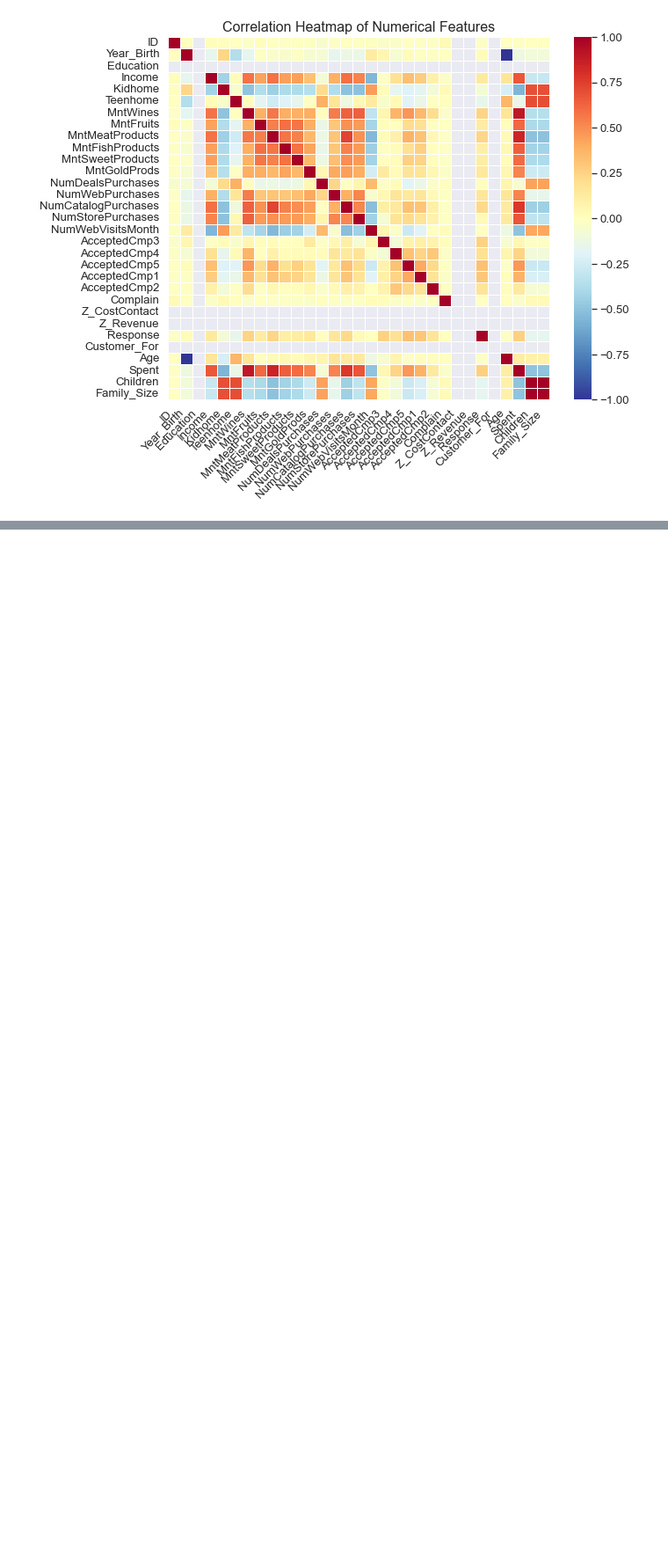
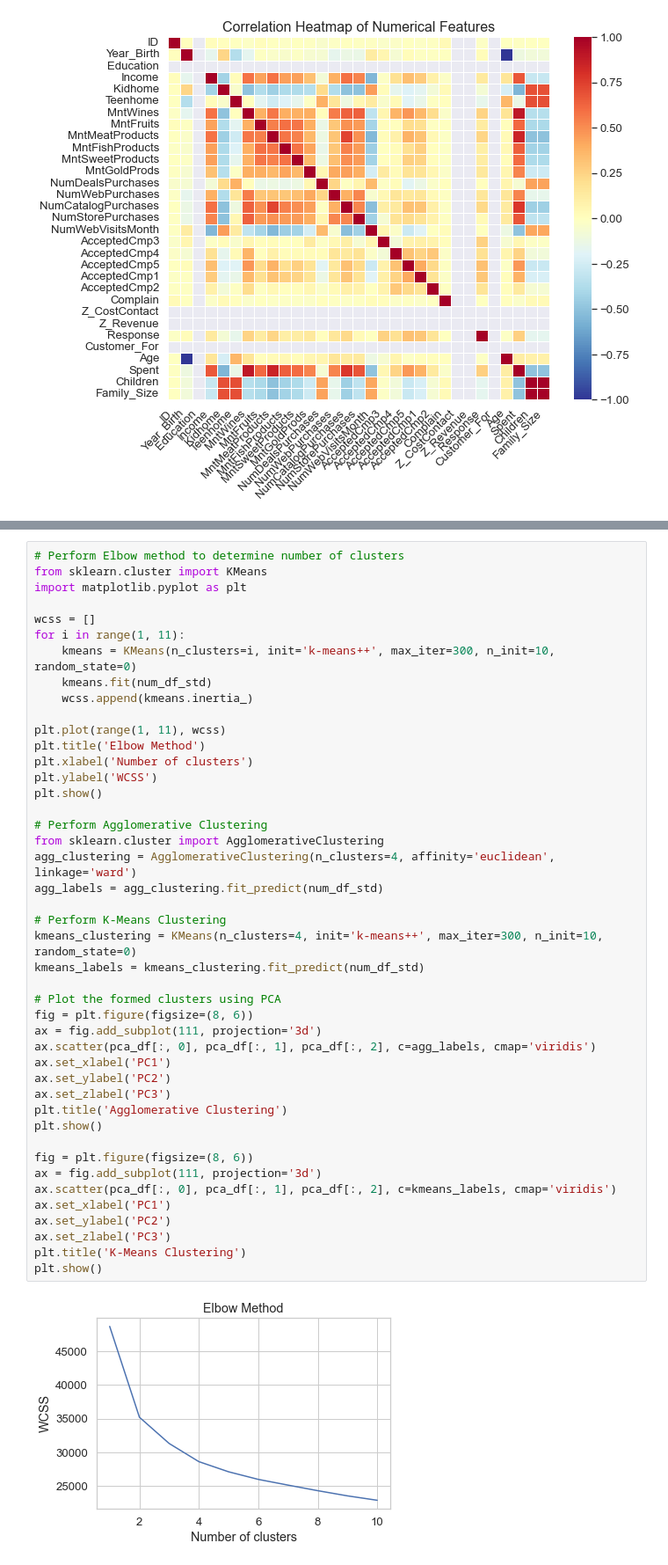
Before and after one commit to rodanthi-alexiou/TEDE, a Jupyter notebook: Project1.ipynb, the cells around one changed output, grey strips where cells are left out. Shown at 88% size. Saved outputs shown, nothing was run; the diff lists cells and outputs as text; blank space fills up the shorter version.

```diff
--- a/Project1.ipynb
+++ b/Project1.ipynb
@@ -281,0 +268,46 @@ plt.show()
+# %%
+# Perform Elbow method to determine number of clusters
+from sklearn.cluster import KMeans
+import matplotlib.pyplot as plt
+
+wcss = []
+for i in range(1, 11):
+    kmeans = KMeans(n_clusters=i, init='k-means++', max_iter=300, n_init=10, random_state=0)
+    kmeans.fit(num_df_std)
+    wcss.append(kmeans.inertia_)
+
+plt.plot(range(1, 11), wcss)
+plt.title('Elbow Method')
+plt.xlabel('Number of clusters')
+plt.ylabel('WCSS')
+plt.show()
+
+# Perform Agglomerative Clustering
+from sklearn.cluster import AgglomerativeClustering
+agg_clustering = AgglomerativeClustering(n_clusters=4, affinity='euclidean', linkage='ward')
+agg_labels = agg_clustering.fit_predict(num_df_std)
+
+# Perform K-Means Clustering
+kmeans_clustering = KMeans(n_clusters=4, init='k-means++', max_iter=300, n_init=10, random_state=0)
+kmeans_labels = kmeans_clustering.fit_predict(num_df_std)
+
+# Plot the formed clusters using PCA
+fig = plt.figure(figsize=(8, 6))
+ax = fig.add_subplot(111, projection='3d')
+ax.scatter(pca_df[:, 0], pca_df[:, 1], pca_df[:, 2], c=agg_labels, cmap='viridis')
+ax.set_xlabel('PC1')
+ax.set_ylabel('PC2')
+ax.set_zlabel('PC3')
+plt.title('Agglomerative Clustering')
+plt.show()
+
+fig = plt.figure(figsize=(8, 6))
+ax = fig.add_subplot(111, projection='3d')
+ax.scatter(pca_df[:, 0], pca_df[:, 1], pca_df[:, 2], c=kmeans_labels, cmap='viridis')
+ax.set_xlabel('PC1')
+ax.set_ylabel('PC2')
+ax.set_zlabel('PC3')
+plt.title('K-Means Clustering')
+plt.show()
+# %% [output]
+[figure, added]
```
Also changed, not shown: parts of 5 cells of this notebook.
